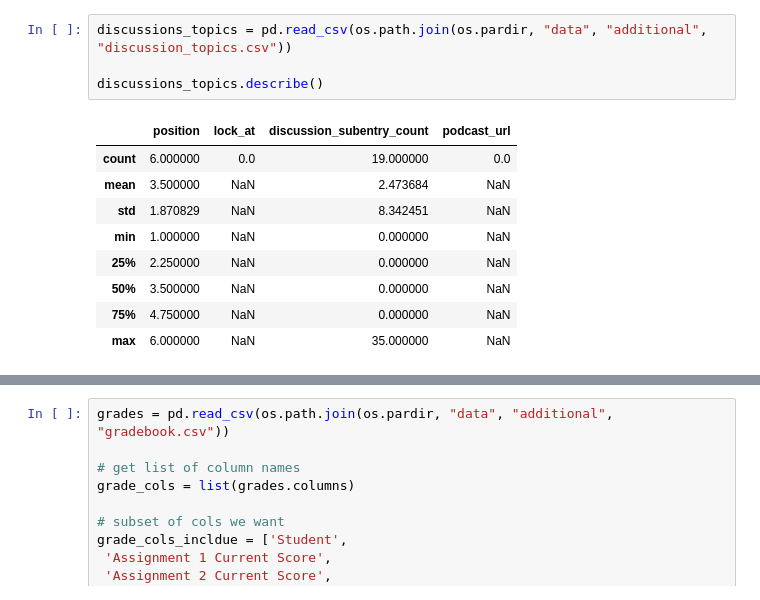
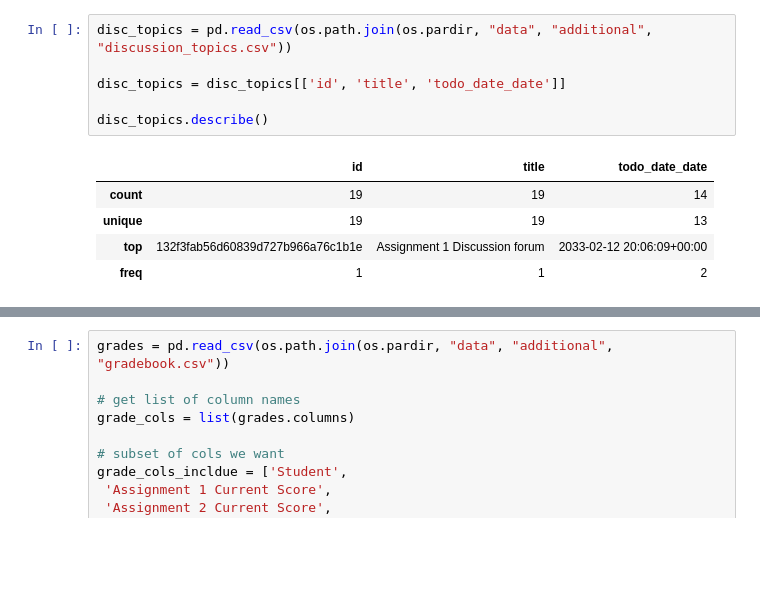
Before and after one commit to tieandrews/hack-la-2022, a Jupyter notebook: notebooks/1.0-jh_eda.ipynb, the cells around one changed output, grey strips where cells are left out. Cells and saved outputs as stored; diff of their text form; blank space fills up the shorter version.

```diff
--- a/notebooks/1.0-jh_eda.ipynb
+++ b/notebooks/1.0-jh_eda.ipynb
@@ -47,14 +27,12 @@ memory usage: 126.0+ KB
 # %%
-discussions_topics = pd.read_csv(os.path.join(os.pardir, "data", "additional", "discussion_topics.csv"))
+disc_topics = pd.read_csv(os.path.join(os.pardir, "data", "additional", "discussion_topics.csv"))
 
-discussions_topics.describe()
+disc_topics = disc_topics[['id', 'title', 'todo_date_date']]
+
+disc_topics.describe()
 # %% [output]
-|  | position | lock_at | discussion_subentry_count | podcast_url |
-| count | 6.000000 | 0.0 | 19.000000 | 0.0 |
-| mean | 3.500000 | NaN | 2.473684 | NaN |
-| std | 1.870829 | NaN | 8.342451 | NaN |
-| min | 1.000000 | NaN | 0.000000 | NaN |
-| 25% | 2.250000 | NaN | 0.000000 | NaN |
-| 50% | 3.500000 | NaN | 0.000000 | NaN |
-| 75% | 4.750000 | NaN | 0.000000 | NaN |
-| max | 6.000000 | NaN | 35.000000 | NaN |
+|  | id | title | todo_date_date |
+| count | 19 | 19 | 14 |
+| unique | 19 | 19 | 13 |
+| top | 132f3fab56d60839d727b966a76c1b1e | Assignment 1 Discussion forum | 2033-02-12 20:06:09+00:00 |
+| freq | 1 | 1 | 2 |
```
Also changed, not shown: parts of 14 cells of this notebook.
